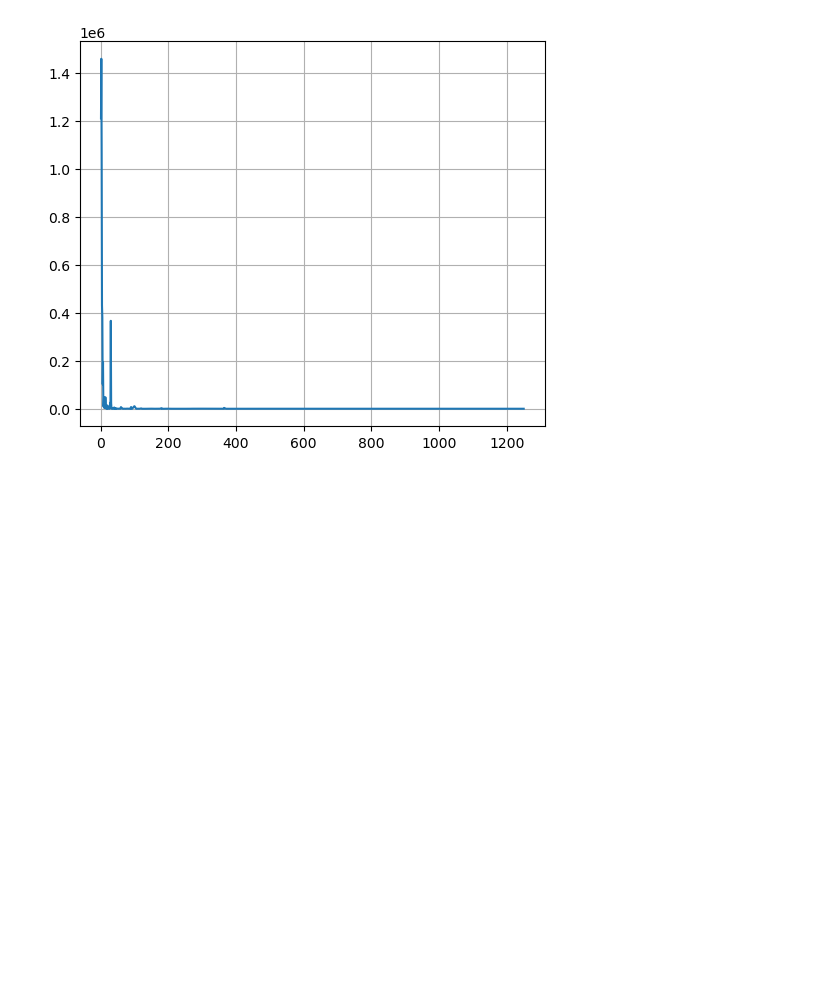
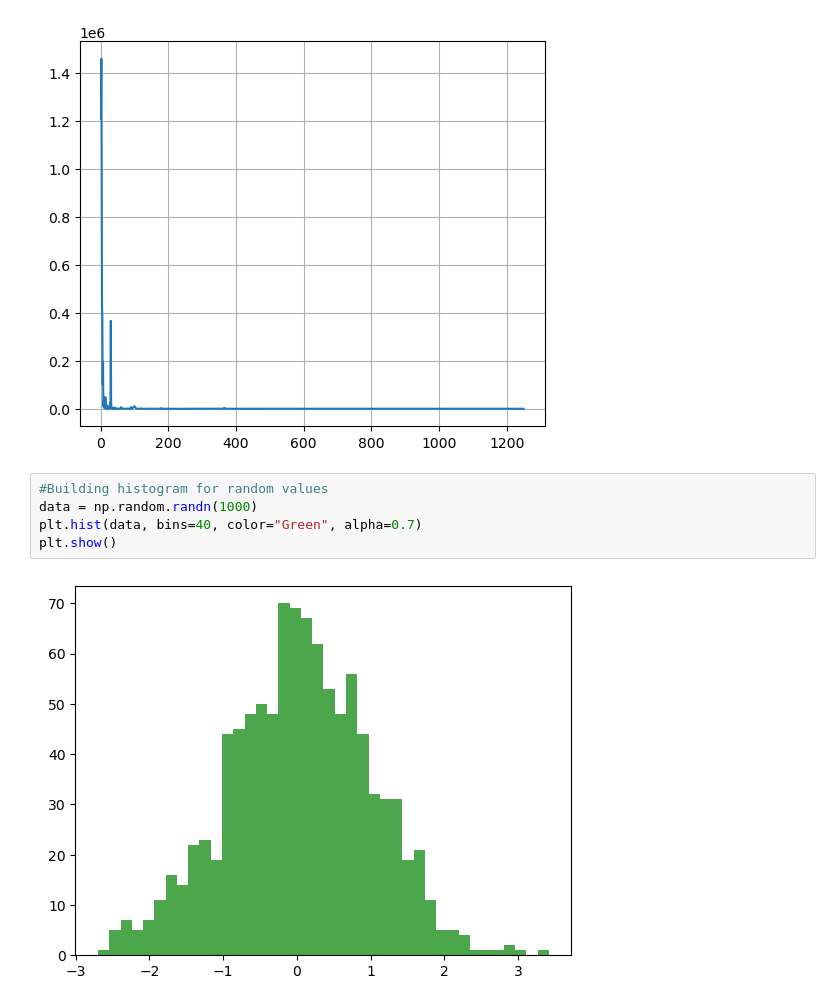
Before and after one commit to Maxwellken/my_assignment-, a Jupyter notebook: matplots.ipynb, the cells around one changed output. Saved outputs shown, nothing was run; the diff lists cells and outputs as text; blank space fills up the shorter version.

```diff
--- a/matplots.ipynb
+++ b/matplots.ipynb
@@ -172,3 +172,10 @@ plt.plot(x,y)
 plt.show()
 # %% [output]
 [figure]
+# %%
+#Building histogram for random values
+data = np.random.randn(1000)
+plt.hist(data, bins=40, color="Green", alpha=0.7)
+plt.show()
+# %% [output]
+[figure, added]
```
Also changed, not shown: parts of 10 cells of this notebook.
